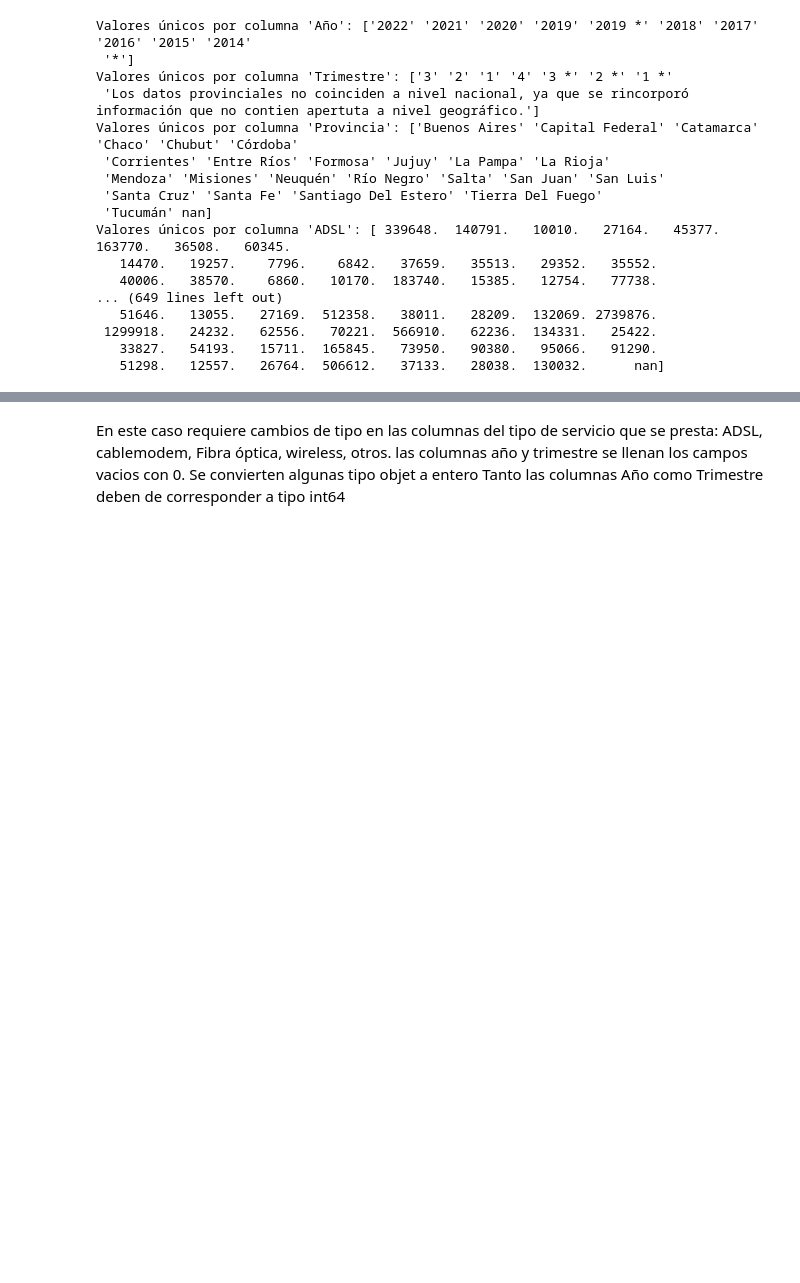
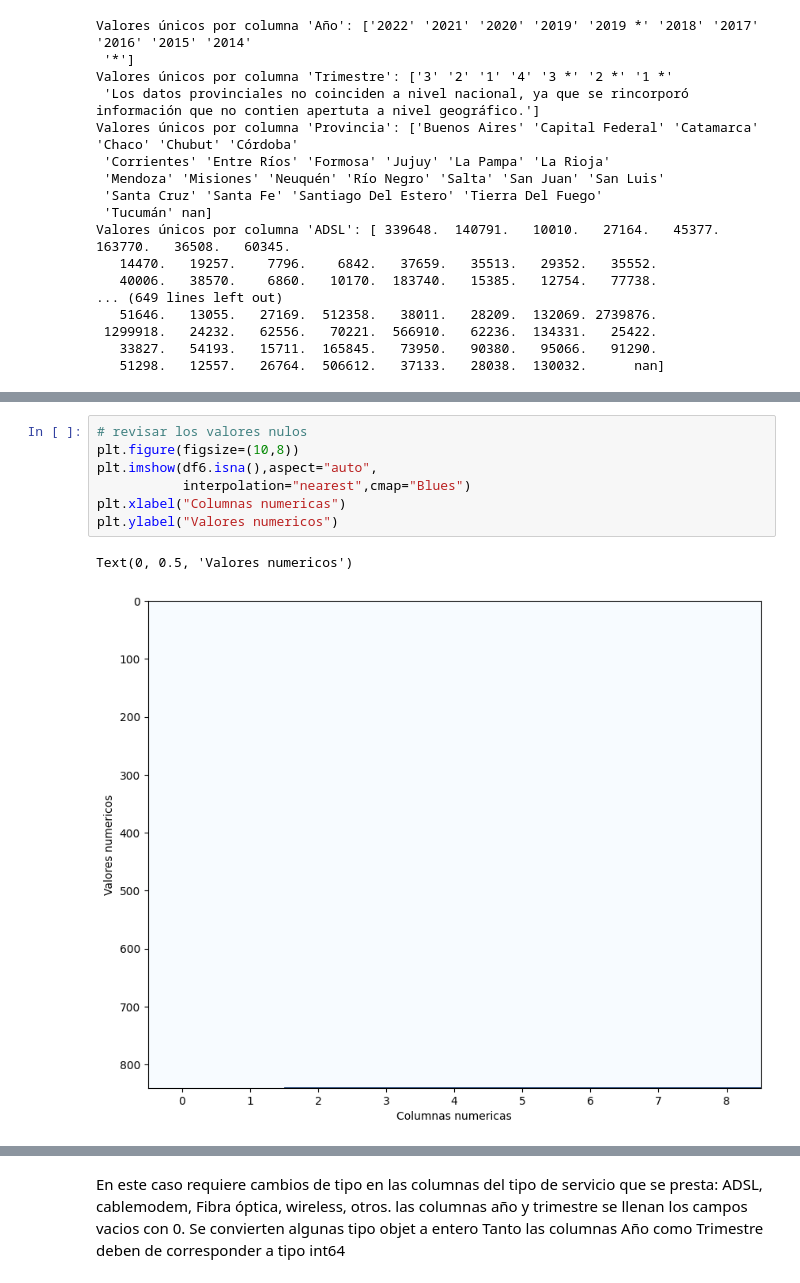
Before and after one commit to QuimeraRios/PI-2Telecomunicaciones, a Jupyter notebook: Datasets/Penetracion/ETL.ipynb, the cells around one changed output, grey strips where cells are left out. Cells and saved outputs as stored; diff of their text form; blank space fills up the shorter version.

```diff
--- a/Datasets/Penetracion/ETL.ipynb
+++ b/Datasets/Penetracion/ETL.ipynb
@@ -256,0 +371,10 @@ Valores únicos por columna 'ADSL': [ 339648.  140791.   10010.   27164.   45377
+# %%
+# revisar los valores nulos
+plt.figure(figsize=(10,8))
+plt.imshow(df6.isna(),aspect="auto",
+           interpolation="nearest",cmap="Blues")
+plt.xlabel("Columnas numericas")
+plt.ylabel("Valores numericos")
+# %% [output]
+Text(0, 0.5, 'Valores numericos')
+[figure, added]
```
Also changed, not shown: parts of 46 cells of this notebook.
